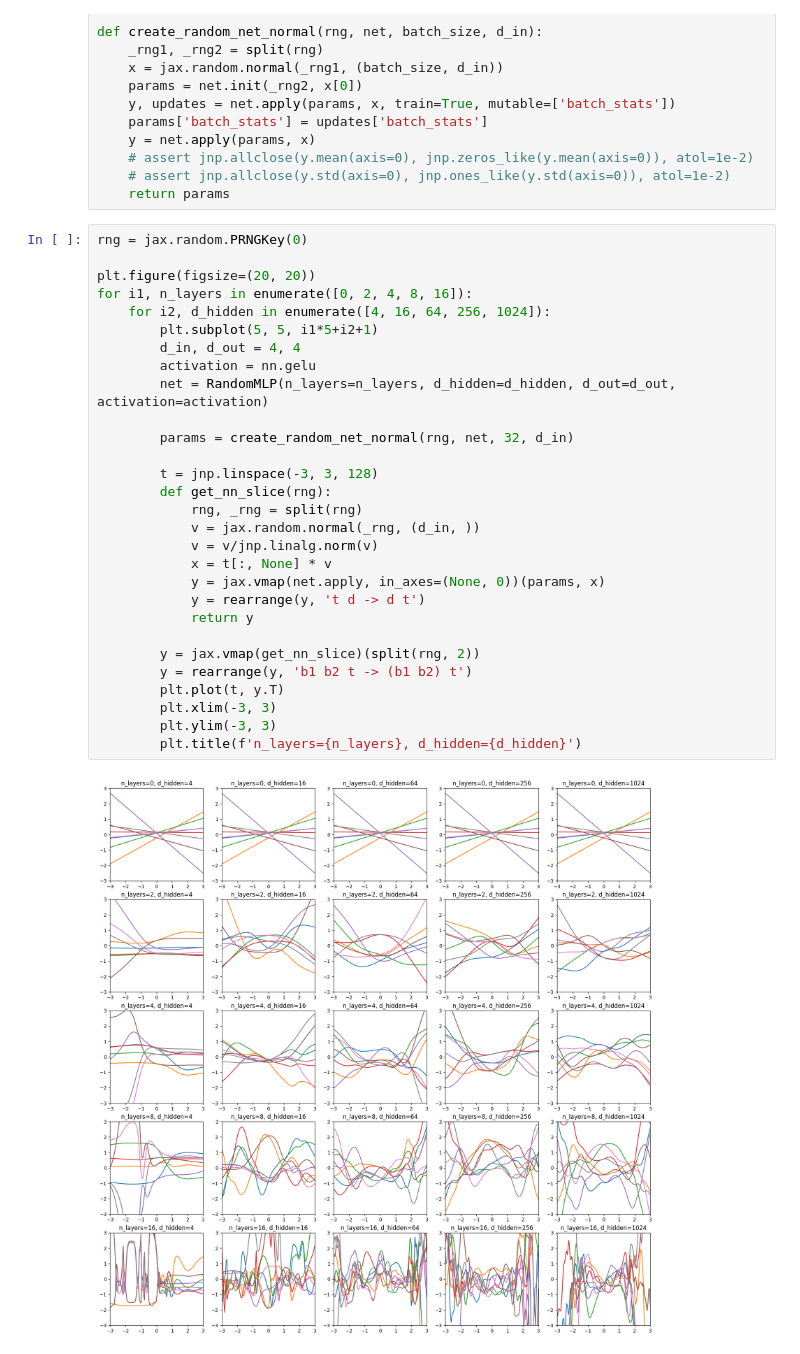
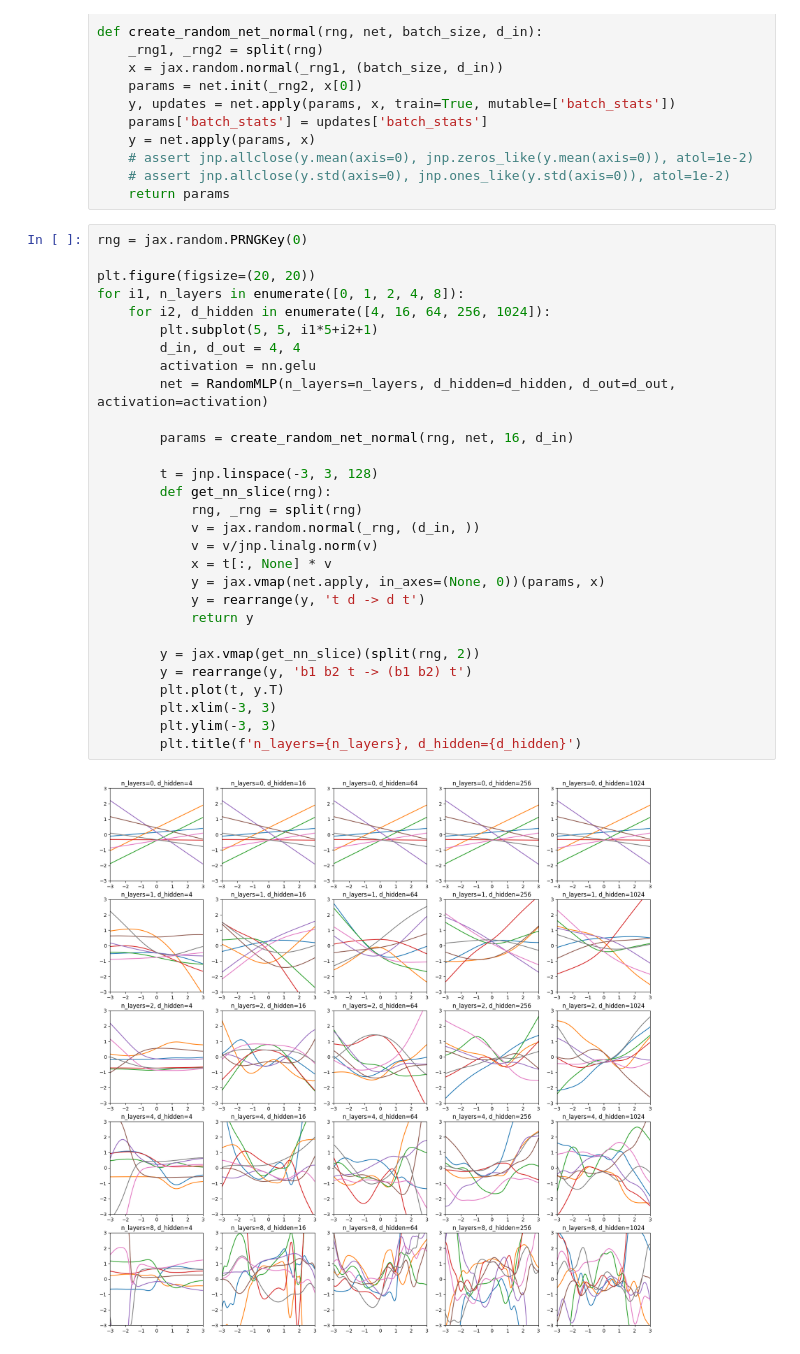
Before and after one commit to akarshkumar0101/synthetic-mdps, a Jupyter notebook: src/Untitled1.ipynb, the cells around one changed output. Cells and saved outputs as stored; diff of their text form.

```diff
--- a/src/Untitled1.ipynb
+++ b/src/Untitled1.ipynb
@@ -395,31 +396,31 @@ def create_random_net_normal(rng, net, batch_size, d_in):
 # %%
 rng = jax.random.PRNGKey(0)
 
 plt.figure(figsize=(20, 20))
-for i1, n_layers in enumerate([0, 2, 4, 8, 16]):
+for i1, n_layers in enumerate([0, 1, 2, 4, 8]):
     for i2, d_hidden in enumerate([4, 16, 64, 256, 1024]):
         plt.subplot(5, 5, i1*5+i2+1)
         d_in, d_out = 4, 4
         activation = nn.gelu
         net = RandomMLP(n_layers=n_layers, d_hidden=d_hidden, d_out=d_out, activation=activation)
 
-        params = create_random_net_normal(rng, net, 32, d_in)
+        params = create_random_net_normal(rng, net, 16, d_in)
 
         t = jnp.linspace(-3, 3, 128)
         def get_nn_slice(rng):
             rng, _rng = split(rng)
             v = jax.random.normal(_rng, (d_in, ))
             v = v/jnp.linalg.norm(v)
             x = t[:, None] * v
             y = jax.vmap(net.apply, in_axes=(None, 0))(params, x)
             y = rearrange(y, 't d -> d t')
             return y
 
         y = jax.vmap(get_nn_slice)(split(rng, 2))
         y = rearrange(y, 'b1 b2 t -> (b1 b2) t')
         plt.plot(t, y.T)
         plt.xlim(-3, 3)
         plt.ylim(-3, 3)
         plt.title(f'n_layers={n_layers}, d_hidden={d_hidden}')
 # %% [output]
-[figure, old version]
+[figure, new version]
```
Also changed, not shown: parts of 5 cells of this notebook, 6 other files.
